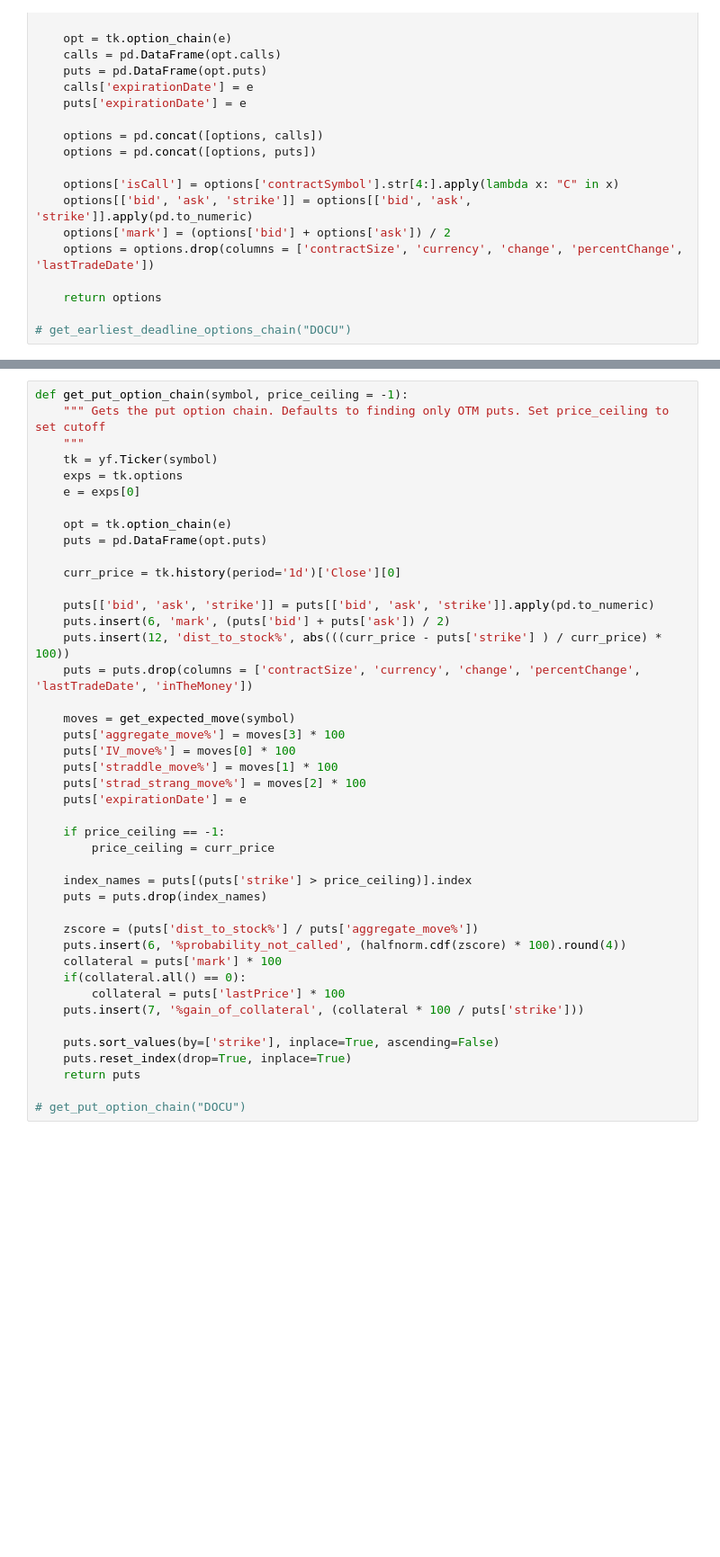
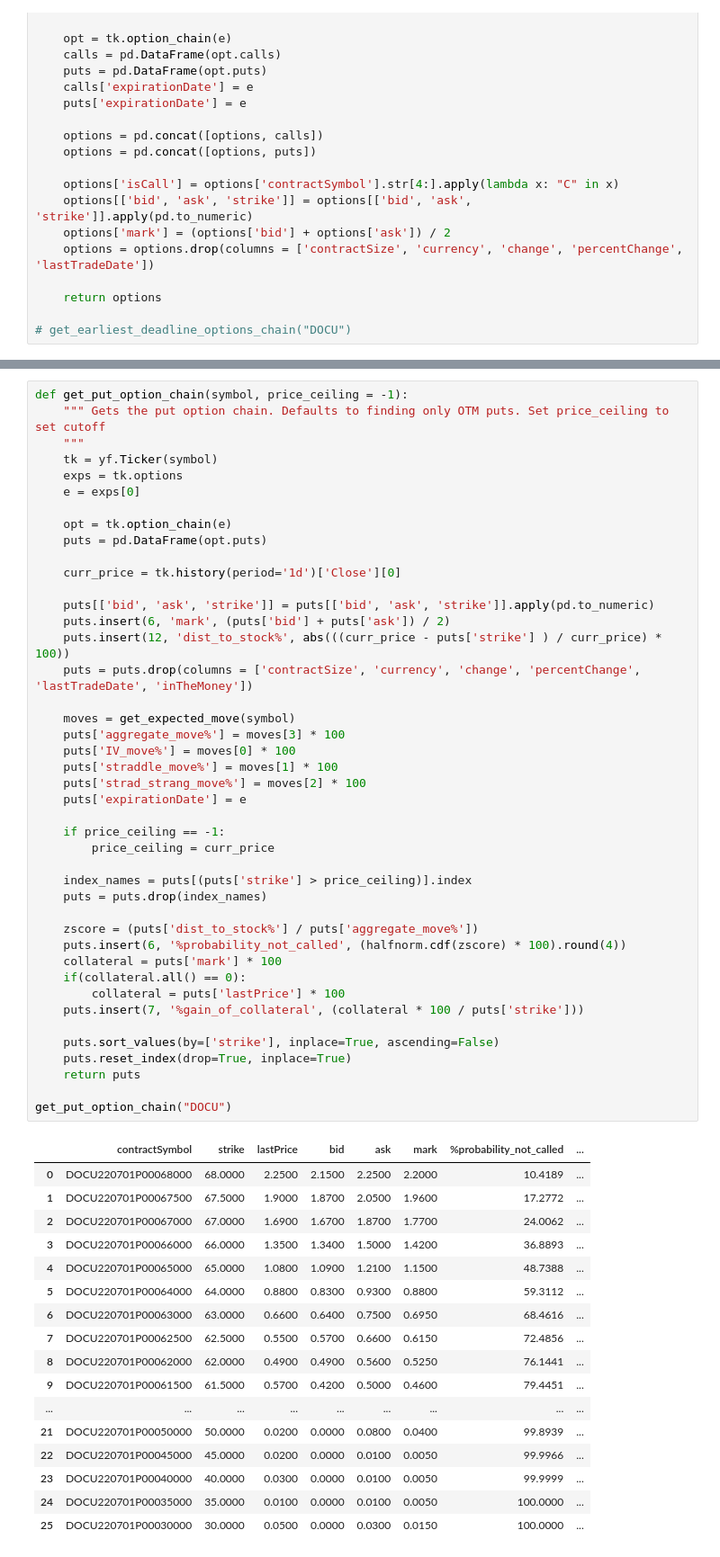
Before and after one commit to woojuyim/earningstrats, a Jupyter notebook: draft.ipynb, the cells around one changed output, grey strips where cells are left out. Shown at 90% size. Saved outputs shown, nothing was run; the diff lists cells and outputs as text; blank space fills up the shorter version.

```diff
--- a/draft.ipynb
+++ b/draft.ipynb
@@ -146,34 +146,52 @@ def get_put_option_chain(symbol, price_ceiling = -1):
 
     puts[['bid', 'ask', 'strike']] = puts[['bid', 'ask', 'strike']].apply(pd.to_numeric)
     puts.insert(6, 'mark', (puts['bid'] + puts['ask']) / 2)
     puts.insert(12, 'dist_to_stock%', abs(((curr_price - puts['strike'] ) / curr_price) * 100))
     puts = puts.drop(columns = ['contractSize', 'currency', 'change', 'percentChange', 'lastTradeDate', 'inTheMoney'])
 
     moves = get_expected_move(symbol)
     puts['aggregate_move%'] = moves[3] * 100
     puts['IV_move%'] = moves[0] * 100
     puts['straddle_move%'] = moves[1] * 100
     puts['strad_strang_move%'] = moves[2] * 100
     puts['expirationDate'] = e
 
     if price_ceiling == -1:
         price_ceiling = curr_price
 
     index_names = puts[(puts['strike'] > price_ceiling)].index
     puts = puts.drop(index_names)
 
     zscore = (puts['dist_to_stock%'] / puts['aggregate_move%'])
     puts.insert(6, '%probability_not_called', (halfnorm.cdf(zscore) * 100).round(4))
     collateral = puts['mark'] * 100
     if(collateral.all() == 0):
         collateral = puts['lastPrice'] * 100
     puts.insert(7, '%gain_of_collateral', (collateral * 100 / puts['strike']))
 
     puts.sort_values(by=['strike'], inplace=True, ascending=False)
     puts.reset_index(drop=True, inplace=True)
     return puts
 
-# get_put_option_chain("DOCU")
+get_put_option_chain("DOCU")
+# %% [output]
+|  | contractSymbol | strike | lastPrice | bid | ask | mark | %probability_not_called | ... |
+| 0 | DOCU220701P00068000 | 68.0000 | 2.2500 | 2.1500 | 2.2500 | 2.2000 | 10.4189 | ... |
+| 1 | DOCU220701P00067500 | 67.5000 | 1.9000 | 1.8700 | 2.0500 | 1.9600 | 17.2772 | ... |
+| 2 | DOCU220701P00067000 | 67.0000 | 1.6900 | 1.6700 | 1.8700 | 1.7700 | 24.0062 | ... |
+| 3 | DOCU220701P00066000 | 66.0000 | 1.3500 | 1.3400 | 1.5000 | 1.4200 | 36.8893 | ... |
+| 4 | DOCU220701P00065000 | 65.0000 | 1.0800 | 1.0900 | 1.2100 | 1.1500 | 48.7388 | ... |
+| 5 | DOCU220701P00064000 | 64.0000 | 0.8800 | 0.8300 | 0.9300 | 0.8800 | 59.3112 | ... |
+| 6 | DOCU220701P00063000 | 63.0000 | 0.6600 | 0.6400 | 0.7500 | 0.6950 | 68.4616 | ... |
+| 7 | DOCU220701P00062500 | 62.5000 | 0.5500 | 0.5700 | 0.6600 | 0.6150 | 72.4856 | ... |
+| 8 | DOCU220701P00062000 | 62.0000 | 0.4900 | 0.4900 | 0.5600 | 0.5250 | 76.1441 | ... |
+| 9 | DOCU220701P00061500 | 61.5000 | 0.5700 | 0.4200 | 0.5000 | 0.4600 | 79.4451 | ... |
+| ... | ... | ... | ... | ... | ... | ... | ... | ... |
+| 21 | DOCU220701P00050000 | 50.0000 | 0.0200 | 0.0000 | 0.0800 | 0.0400 | 99.8939 | ... |
+| 22 | DOCU220701P00045000 | 45.0000 | 0.0200 | 0.0000 | 0.0100 | 0.0050 | 99.9966 | ... |
+| 23 | DOCU220701P00040000 | 40.0000 | 0.0300 | 0.0000 | 0.0100 | 0.0050 | 99.9999 | ... |
+| 24 | DOCU220701P00035000 | 35.0000 | 0.0100 | 0.0000 | 0.0100 | 0.0050 | 100.0000 | ... |
+| 25 | DOCU220701P00030000 | 30.0000 | 0.0500 | 0.0000 | 0.0300 | 0.0150 | 100.0000 | ... |
 # %%
 def get_stock_earnings_price_effect(symbol, period = "5y"):
     """ Get Earnings Price Effect. Returns Pandas DataFrame with Data of Market Close to Next Day Open and Close
```
Also changed, not shown: parts of 4 cells of this notebook, 4 other files.
